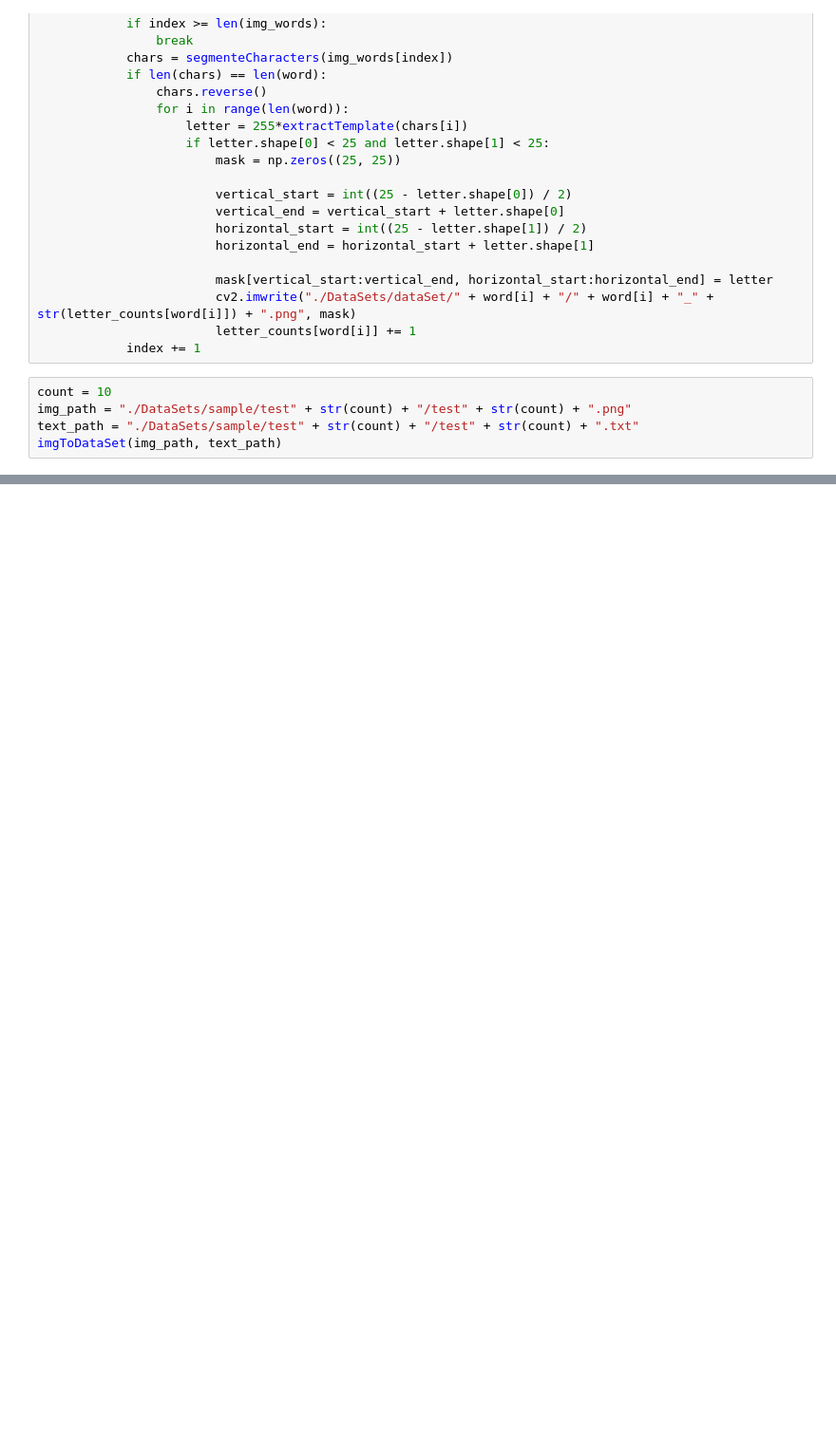
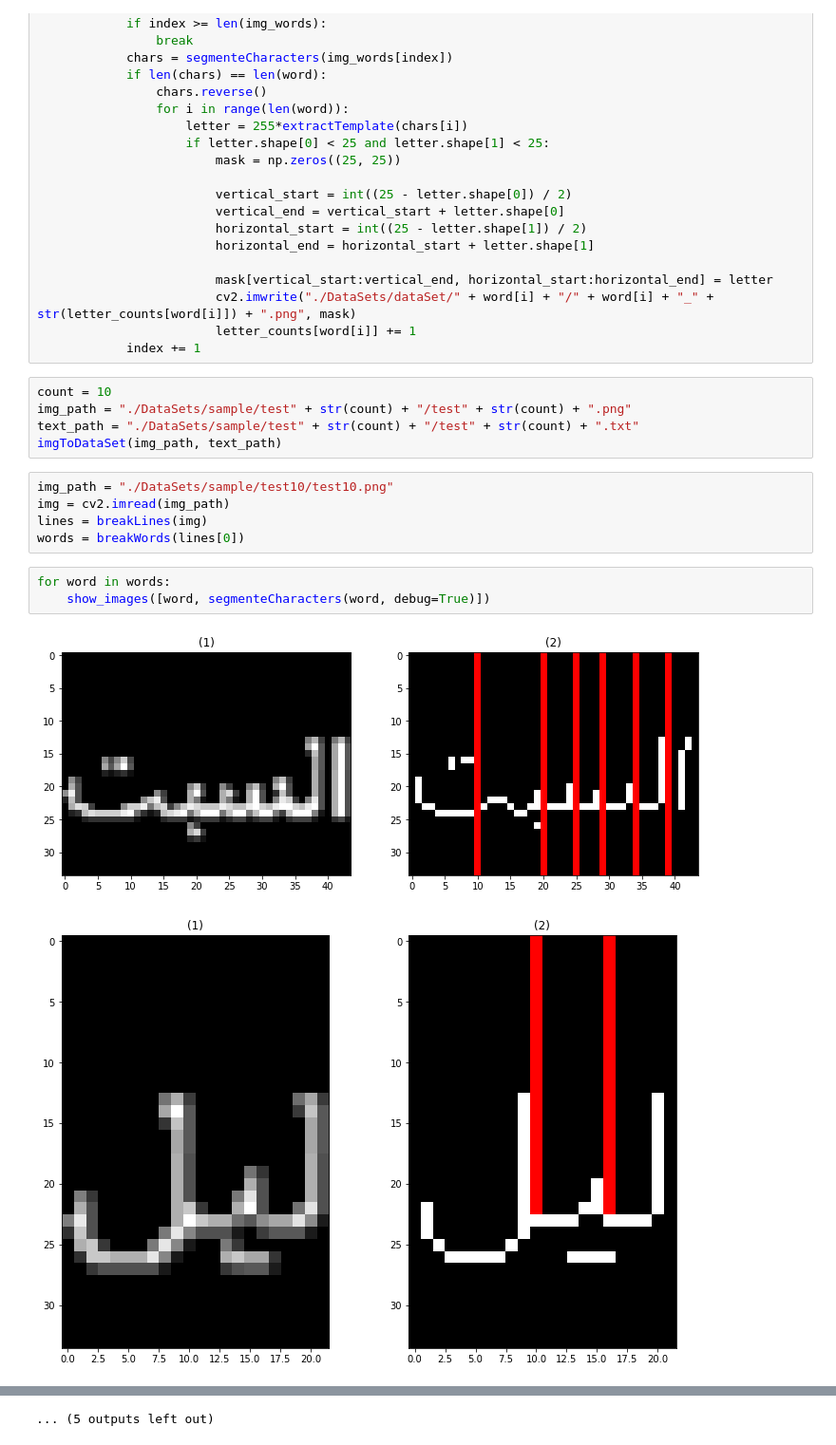
Before and after one commit to abdo-soliman/ArabicOCR, a Jupyter notebook: segmentation.ipynb, the cells around one changed output, grey strips where cells are left out. Shown at 95% size. Drawn from its saved outputs; the diff is of its cells as text; blank space fills up the shorter version.

```diff
--- a/segmentation.ipynb
+++ b/segmentation.ipynb
@@ -84,3 +84,14 @@ count = 10
 img_path = "./DataSets/sample/test" + str(count) + "/test" + str(count) + ".png"
 text_path = "./DataSets/sample/test" + str(count) + "/test" + str(count) + ".txt"
 imgToDataSet(img_path, text_path)
+# %%
+img_path = "./DataSets/sample/test10/test10.png"
+img = cv2.imread(img_path)
+lines = breakLines(img)
+words = breakWords(lines[0])
+# %%
+for word in words:
+    show_images([word, segmenteCharacters(word, debug=True)])
+# %% [output]
+[figure, added]
+[figure, added]
@@ -86,0 +108 @@ imgToDataSet(img_path, text_path)
+... (5 outputs left out)
```
Also changed, not shown: parts of 1 cell of this notebook, 6 other files.
